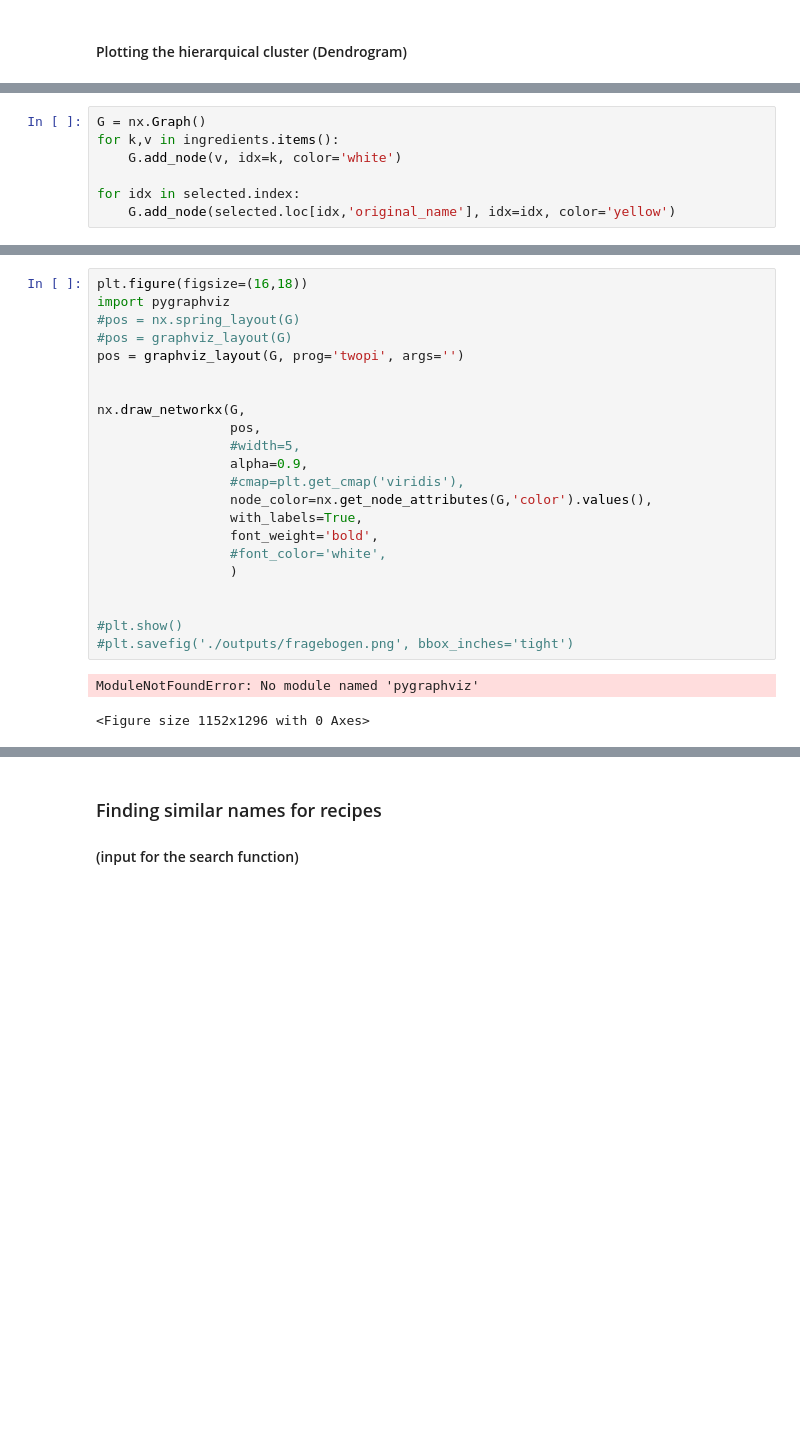
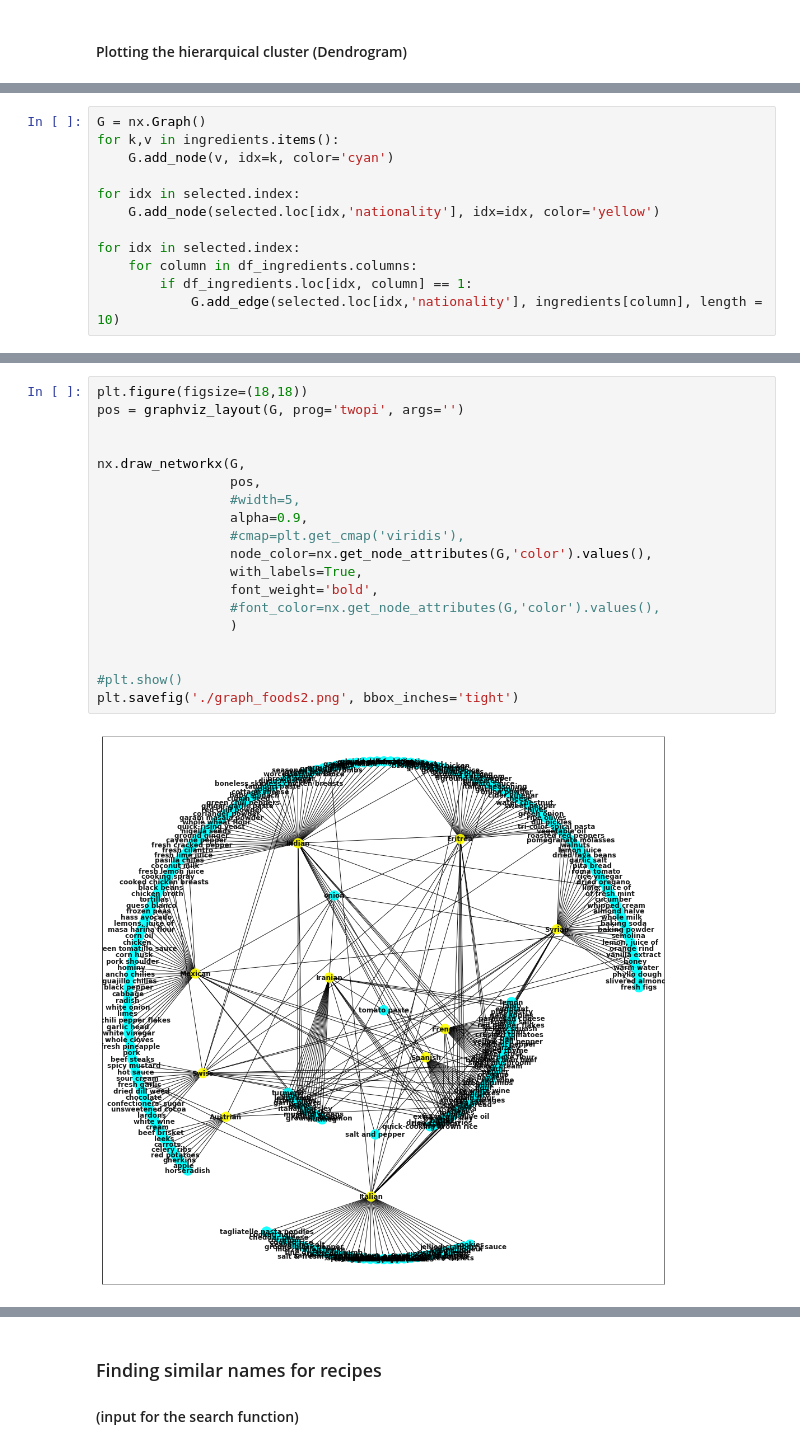
Before and after one commit to acdh-oeaw/theport2019_pier47_feedforward, a Jupyter notebook: recommendations.ipynb, the cells around one changed output, grey strips where cells are left out. Saved outputs shown, nothing was run; the diff lists cells and outputs as text; blank space fills up the shorter version.

```diff
--- a/recommendations.ipynb
+++ b/recommendations.ipynb
@@ -255,7 +302,12 @@ plt.savefig("dendogram_country_ingredient.jpg")
 # %%
 G = nx.Graph()
 for k,v in ingredients.items():
-    G.add_node(v, idx=k, color='white')
+    G.add_node(v, idx=k, color='cyan')
 
 for idx in selected.index:
-    G.add_node(selected.loc[idx,'original_name'], idx=idx, color='yellow')
+    G.add_node(selected.loc[idx,'nationality'], idx=idx, color='yellow')
+
+for idx in selected.index:
+    for column in df_ingredients.columns:
+        if df_ingredients.loc[idx, column] == 1:
+            G.add_edge(selected.loc[idx,'nationality'], ingredients[column], length = 10)
@@ -267,25 +314,21 @@ G.node['eggplant']
 # %%
-plt.figure(figsize=(16,18))
-import pygraphviz
-#pos = nx.spring_layout(G)
-#pos = graphviz_layout(G)
+plt.figure(figsize=(18,18))
 pos = graphviz_layout(G, prog='twopi', args='')
 
 
 nx.draw_networkx(G,
                  pos,
                  #width=5,
                  alpha=0.9,
                  #cmap=plt.get_cmap('viridis'),
                  node_color=nx.get_node_attributes(G,'color').values(),
                  with_labels=True,
                  font_weight='bold',
-                 #font_color='white',
+                 #font_color=nx.get_node_attributes(G,'color').values(),
                  )
 
 
 #plt.show()
-#plt.savefig('./outputs/fragebogen.png', bbox_inches='tight')
+plt.savefig('./graph_foods2.png', bbox_inches='tight')
 # %% [output]
-ModuleNotFoundError: No module named 'pygraphviz'
-<Figure size 1152x1296 with 0 Axes>
+[figure, added]
```
Also changed, not shown: parts of 9 cells of this notebook, 3 other files.
